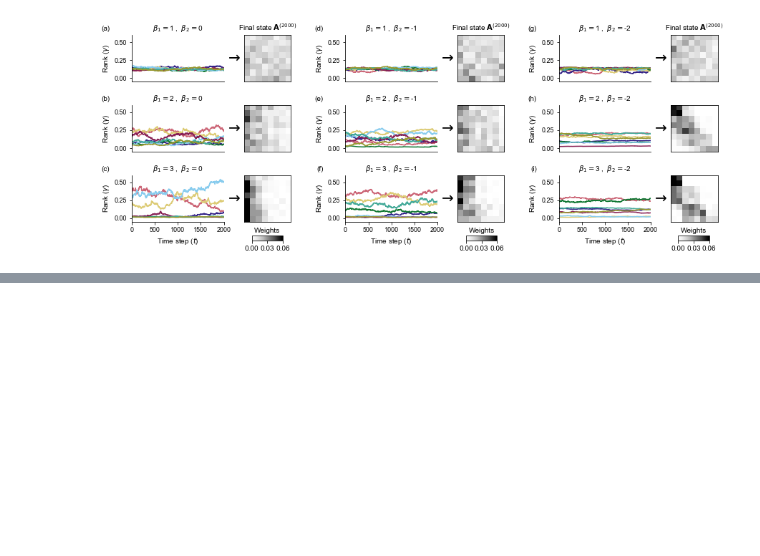
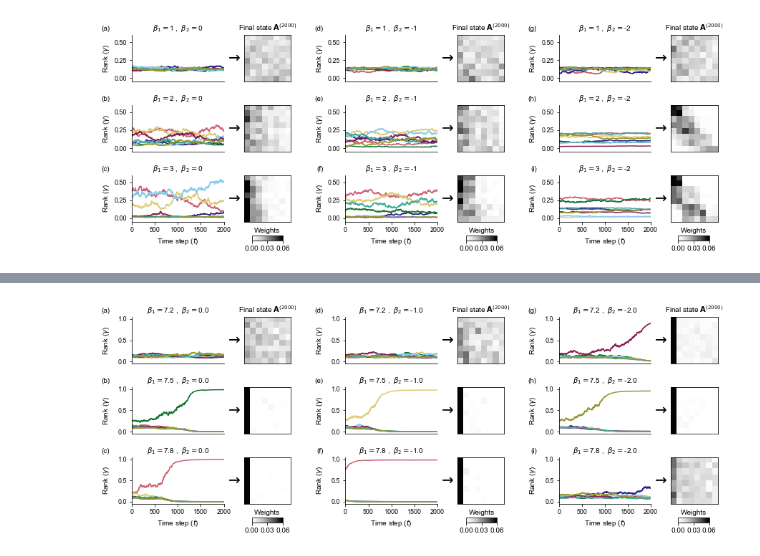
Before and after one commit to PhilChodrow/prestige_reinforcement, a Jupyter notebook: dynamics.ipynb, the cells around one changed output, grey strips where cells are left out. Cells and saved outputs as stored; diff of their text form; code cells hidden in the pictures; blank space fills up the shorter version.

```diff
--- a/dynamics.ipynb
+++ b/dynamics.ipynb
@@ -439,0 +527,5 @@ axarr[1].set_title(r'$\beta_1 = 2.8\;$, $\;\beta_2 = -1.5$');
+# %%
+dynamics_gridplot(np.array([7.2, 7.5, 7.8]), np.array([0.0,-1.0,-2.0]), lambda A: PageRank_score(A), ymax = 1.05)
+plt.savefig('fig/dynamics_pagerank_examples.png', bbox_inches = 'tight', dpi = 600)
+# %% [output]
+[figure, added]
```
Also changed, not shown: parts of 4 cells of this notebook, 3 other files.
